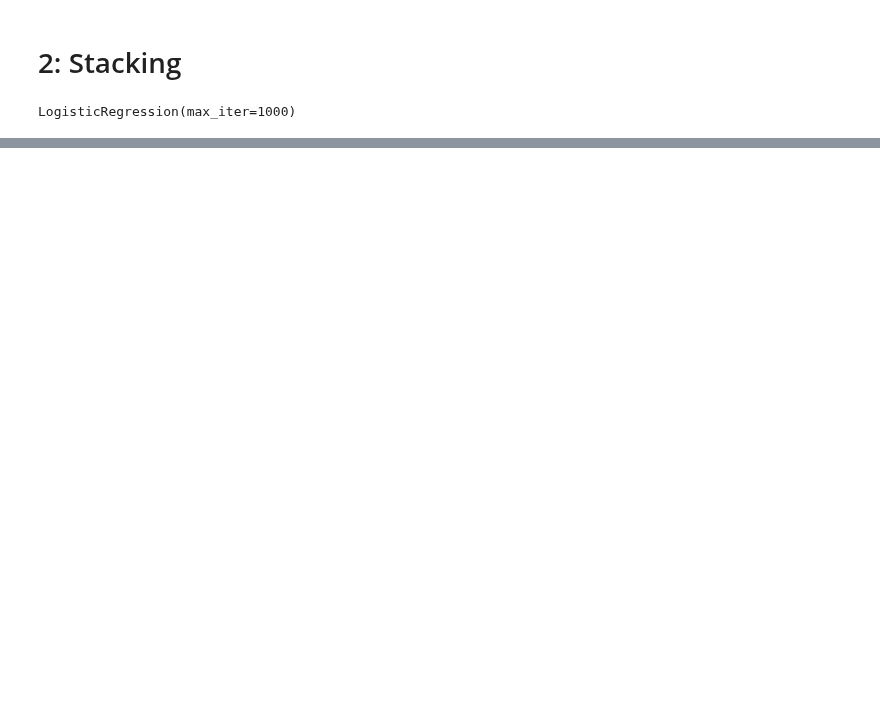
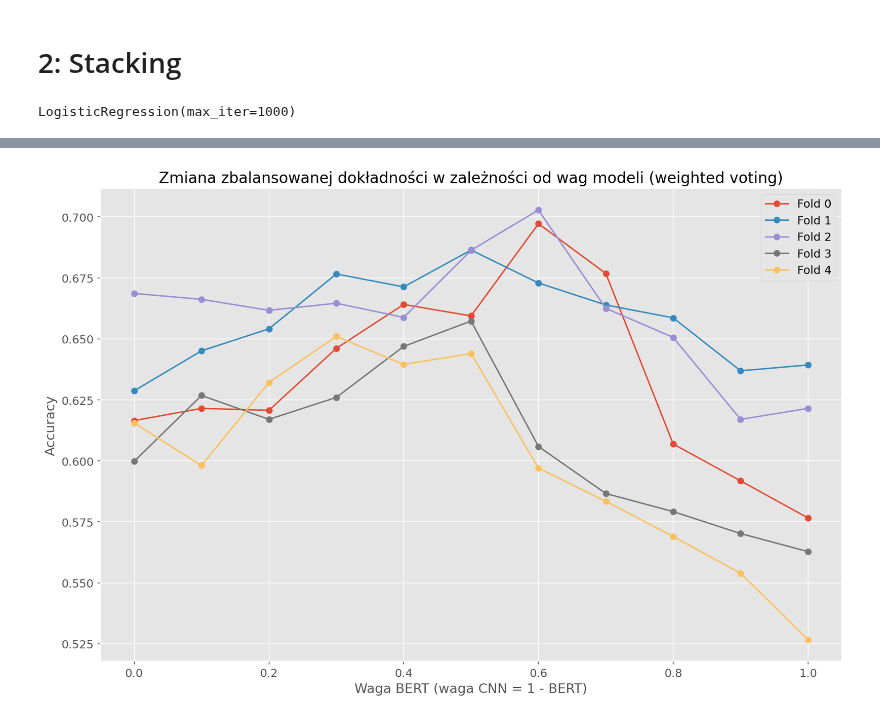
Before and after one commit to NataliaNadolna/Multimodal-classification, a Jupyter notebook: late_fusion/late_fusion.ipynb, the cells around one changed output, grey strips where cells are left out. Cells and saved outputs as stored; diff of their text form; code cells hidden in the pictures; blank space fills up the shorter version.

```diff
--- a/late_fusion/late_fusion.ipynb
+++ b/late_fusion/late_fusion.ipynb
@@ -299,0 +394,32 @@ weighted avg       0.67      0.67      0.67       153
+# %%
+import matplotlib.pyplot as plt
+
+# Wagi BERT (waga CNN = 1 - waga BERT)
+bert_weights = [0.0, 0.1, 0.2, 0.3, 0.4, 0.5, 0.6, 0.7, 0.8, 0.9, 1.0]
+
+# Accuracy dla każdego folda
+fold_accuracies = {
+    "Fold 0": [0.6165, 0.6215, 0.6207, 0.6461, 0.6641, 0.6594, 0.6972, 0.6768, 0.6069, 0.5918, 0.5766],
+    "Fold 1": [0.6287, 0.6451, 0.6541, 0.6766, 0.6713, 0.6864, 0.6729, 0.6639, 0.6586, 0.6369, 0.6393],
+    "Fold 2": [0.6686, 0.6662, 0.6617, 0.6646, 0.6588, 0.6863, 0.7028, 0.6625, 0.6506, 0.6170, 0.6215],
+    "Fold 3": [0.5998, 0.6268, 0.6170, 0.6260, 0.6469, 0.6573, 0.6059, 0.5866, 0.5792, 0.5702, 0.5628],
+    "Fold 4": [0.6155, 0.5981, 0.6321, 0.6510, 0.6395, 0.6440, 0.5970, 0.5834, 0.5690, 0.5539, 0.5267]
+}
+
+import matplotlib.pyplot as plt
+
+plt.figure(figsize=(12, 8), dpi=150)  # większy rozmiar i wyższa rozdzielczość
+for fold, acc in fold_accuracies.items():
+    plt.plot(bert_weights, acc, marker='o', label=fold)
+
+plt.xlabel("Waga BERT (waga CNN = 1 - BERT)", fontsize=14)
+plt.ylabel("Accuracy", fontsize=14)
+plt.title("Zmiana zbalansowanej dokładności w zależności od wag modeli (weighted voting)", fontsize=16)
+plt.legend(fontsize=12)
+plt.grid(True)
+plt.xticks(fontsize=12)
+plt.yticks(fontsize=12)
+plt.tight_layout()
+plt.show()
+# %% [output]
+[figure, added]
```
Also changed, not shown: parts of 18 cells of this notebook, 8 other files.
